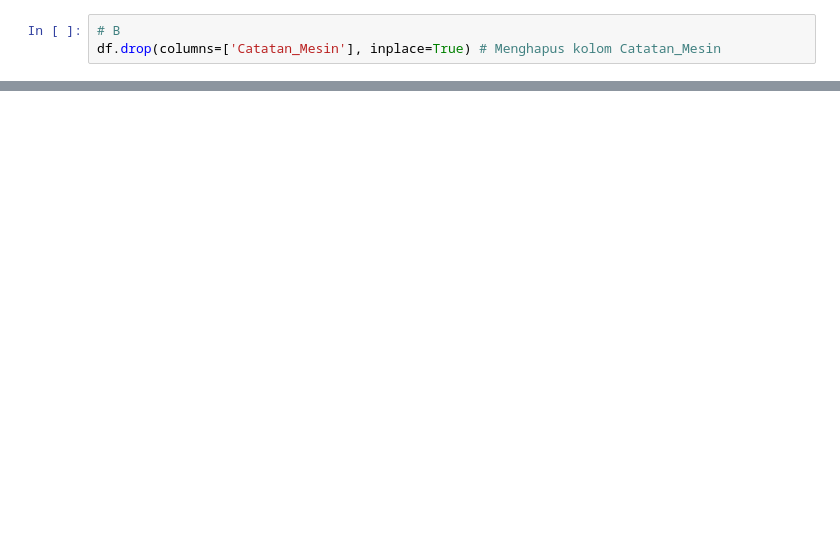
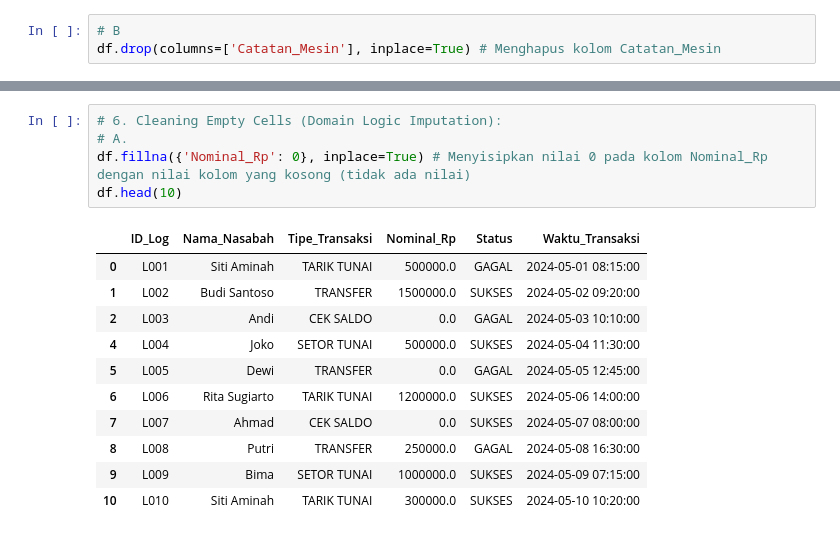
Before and after one commit to rottiiibakarr/Latihan_Data_Analyst, a Jupyter notebook: latihan_soal1.12expert.ipynb, the cells around one changed output, grey strips where cells are left out. Cells and saved outputs as stored; diff of their text form; blank space fills up the shorter version.

```diff
--- a/latihan_soal1.12expert.ipynb
+++ b/latihan_soal1.12expert.ipynb
@@ -97,0 +120,17 @@ df.head()
+# %%
+# 6. Cleaning Empty Cells (Domain Logic Imputation):
+# A.
+df.fillna({'Nominal_Rp': 0}, inplace=True) # Menyisipkan nilai 0 pada kolom Nominal_Rp dengan nilai kolom yang kosong (tidak ada nilai)
+df.head(10)
+# %% [output]
+|  | ID_Log | Nama_Nasabah | Tipe_Transaksi | Nominal_Rp | Status | Waktu_Transaksi |
+| 0 | L001 | Siti Aminah | TARIK TUNAI | 500000.0 | GAGAL | 2024-05-01 08:15:00 |
+| 1 | L002 | Budi Santoso | TRANSFER | 1500000.0 | SUKSES | 2024-05-02 09:20:00 |
+| 2 | L003 | Andi | CEK SALDO | 0.0 | GAGAL | 2024-05-03 10:10:00 |
+| 4 | L004 | Joko | SETOR TUNAI | 500000.0 | SUKSES | 2024-05-04 11:30:00 |
+| 5 | L005 | Dewi | TRANSFER | 0.0 | GAGAL | 2024-05-05 12:45:00 |
+| 6 | L006 | Rita Sugiarto | TARIK TUNAI | 1200000.0 | SUKSES | 2024-05-06 14:00:00 |
+| 7 | L007 | Ahmad | CEK SALDO | 0.0 | SUKSES | 2024-05-07 08:00:00 |
+| 8 | L008 | Putri | TRANSFER | 250000.0 | GAGAL | 2024-05-08 16:30:00 |
+| 9 | L009 | Bima | SETOR TUNAI | 1000000.0 | SUKSES | 2024-05-09 07:15:00 |
+| 10 | L010 | Siti Aminah | TARIK TUNAI | 300000.0 | SUKSES | 2024-05-10 10:20:00 |
```
Also changed, not shown: parts of 11 cells of this notebook.
